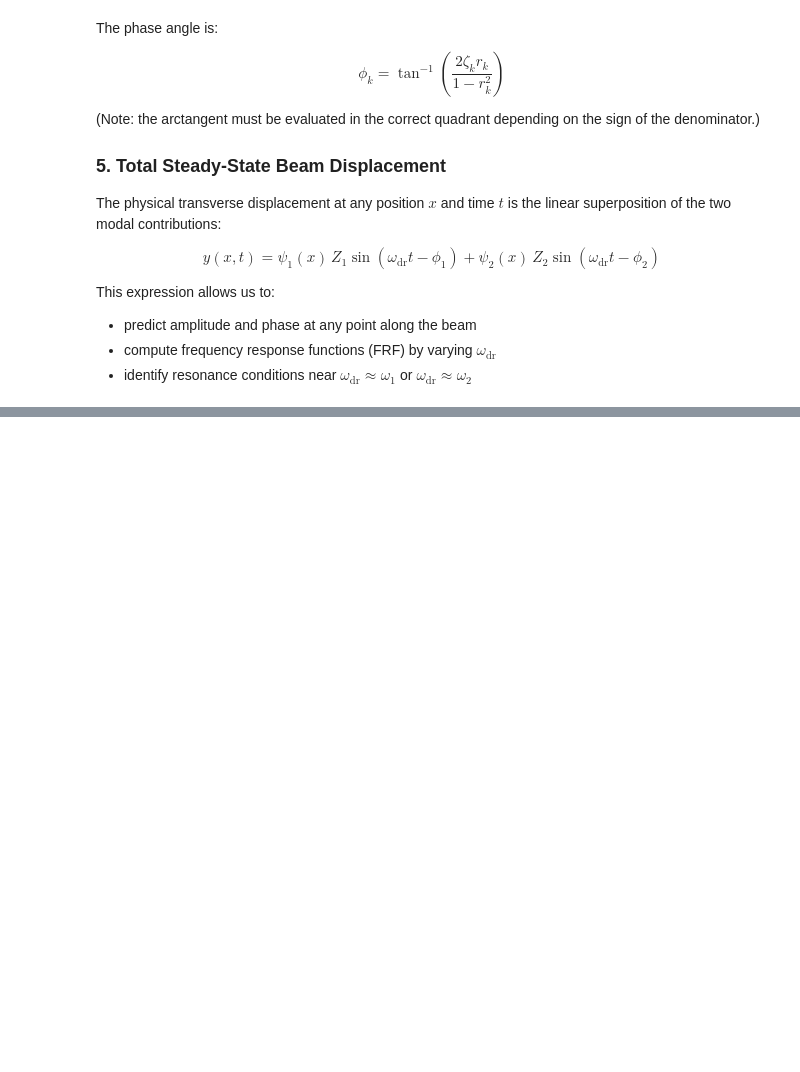
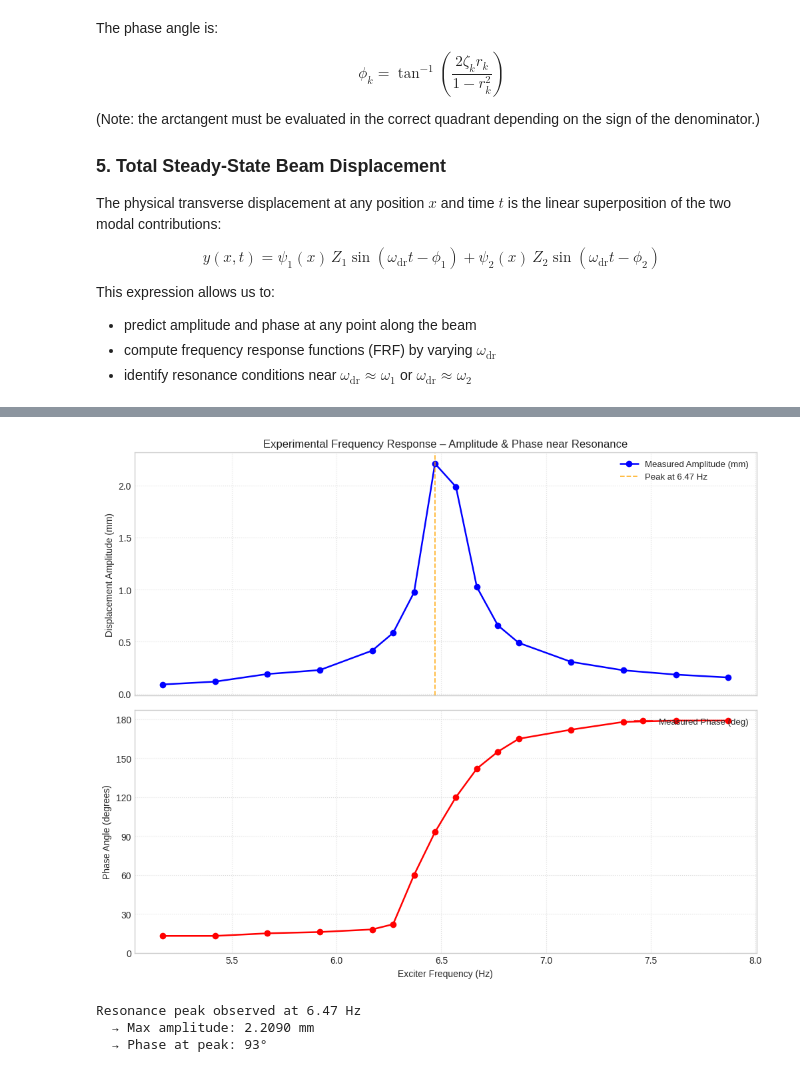
Before and after one commit to kush450629/ME421_GROUP_A1, a Jupyter notebook: Vibration/ME421_E20021_Vibrations.ipynb, the cells around one changed output, grey strips where cells are left out. Saved outputs shown, nothing was run; the diff lists cells and outputs as text; code cells hidden in the pictures; blank space fills up the shorter version.

```diff
--- a/Vibration/ME421_E20021_Vibrations.ipynb
+++ b/Vibration/ME421_E20021_Vibrations.ipynb
@@ -1420,0 +1656,40 @@ This expression allows us to:
+# %%
+import numpy as np
+import matplotlib.pyplot as plt
+
+# ─── Measured Data around First Resonance ────────────────────────────────────
+freq_hz = [5.17, 5.42, 5.67, 5.92, 6.17, 6.27, 6.37, 6.47, 6.57, 6.67, 6.77, 6.87, 7.12, 7.37, 7.62, 7.87]
+disp_mm = [0.0902, 0.1172, 0.1903, 0.2285, 0.4148, 0.5850, 0.9735, 2.2090, 1.9860, 1.0245, 0.6575, 0.4890, 0.3070, 0.2260, 0.1847, 0.1569]
+phase_deg = [13, 13, 15, 16, 18, 22, 60, 93, 120, 142, 155, 165, 172, 178, 179, 179]
+
+# ─── Plotting Amplitude and Phase ────────────────────────────────────────────
+fig, (ax_amp, ax_ph) = plt.subplots(2, 1, figsize=(10.2, 8.4), sharex=True)
+
+# Amplitude plot
+ax_amp.plot(freq_hz, disp_mm, 'bo-', lw=1.8, ms=6, label='Measured Amplitude (mm)')
+ax_amp.set_ylabel('Displacement Amplitude (mm)')
+ax_amp.set_title('Experimental Frequency Response – Amplitude & Phase near Resonance')
+ax_amp.grid(True, linestyle=':', alpha=0.65)
+ax_amp.axvline(6.47, color='orange', ls='--', lw=1.3, alpha=0.8, label='Peak at 6.47 Hz')
+ax_amp.legend(loc='upper right', fontsize=9.5)
+
+# Phase plot
+ax_ph.plot(freq_hz, phase_deg, 'ro-', lw=1.8, ms=6, label='Measured Phase (deg)')
+ax_ph.set_xlabel('Exciter Frequency (Hz)')
+ax_ph.set_ylabel('Phase Angle (degrees)')
+ax_ph.grid(True, linestyle=':', alpha=0.65)
+ax_ph.set_yticks(np.arange(0, 181, 30))
+ax_ph.legend(loc='upper right', fontsize=9.5)
+
+plt.tight_layout()
+plt.show()
+
+# Quick summary
+print("Resonance peak observed at 6.47 Hz")
+print(f"  → Max amplitude: {max(disp_mm):.4f} mm")
+print(f"  → Phase at peak: {phase_deg[7]}°")
+# %% [output]
+[figure, added]
+Resonance peak observed at 6.47 Hz
+  → Max amplitude: 2.2090 mm
+  → Phase at peak: 93°
```
Also changed, not shown: parts of 11 cells of this notebook.
